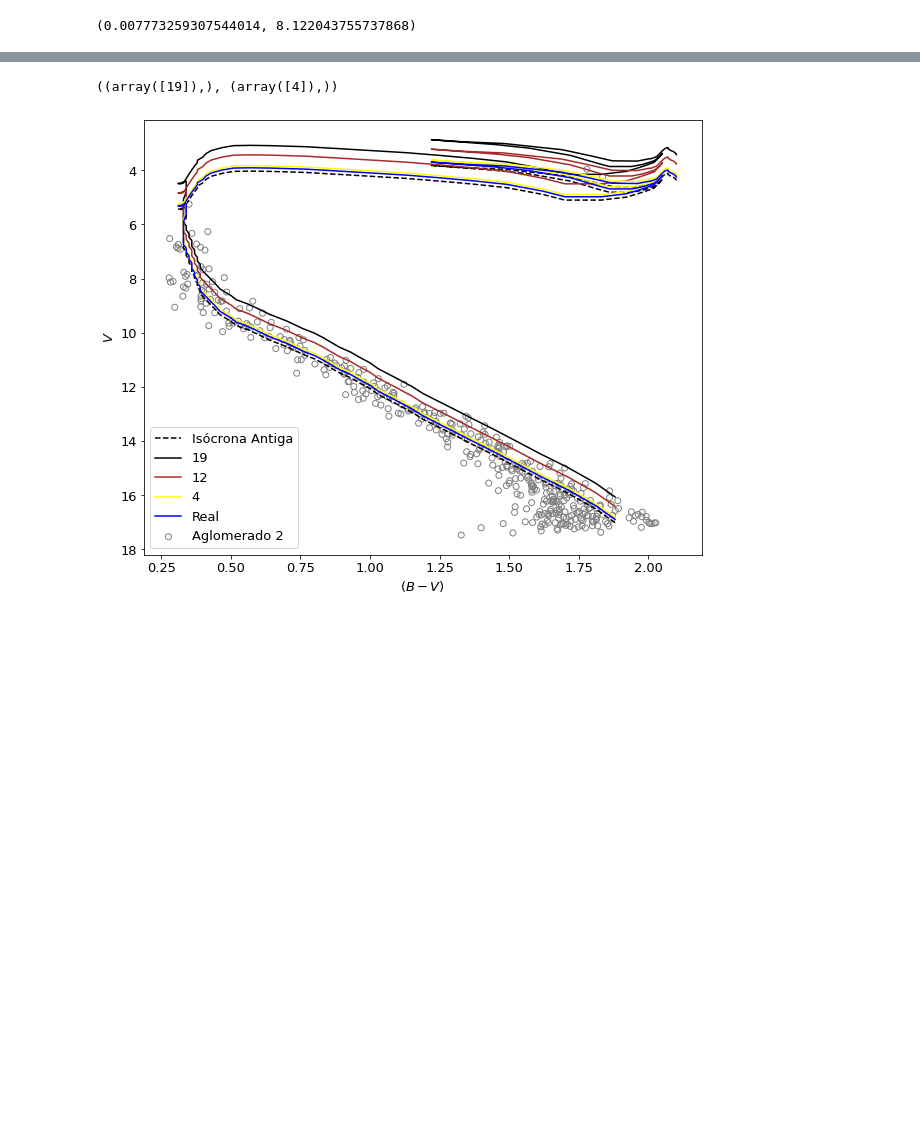
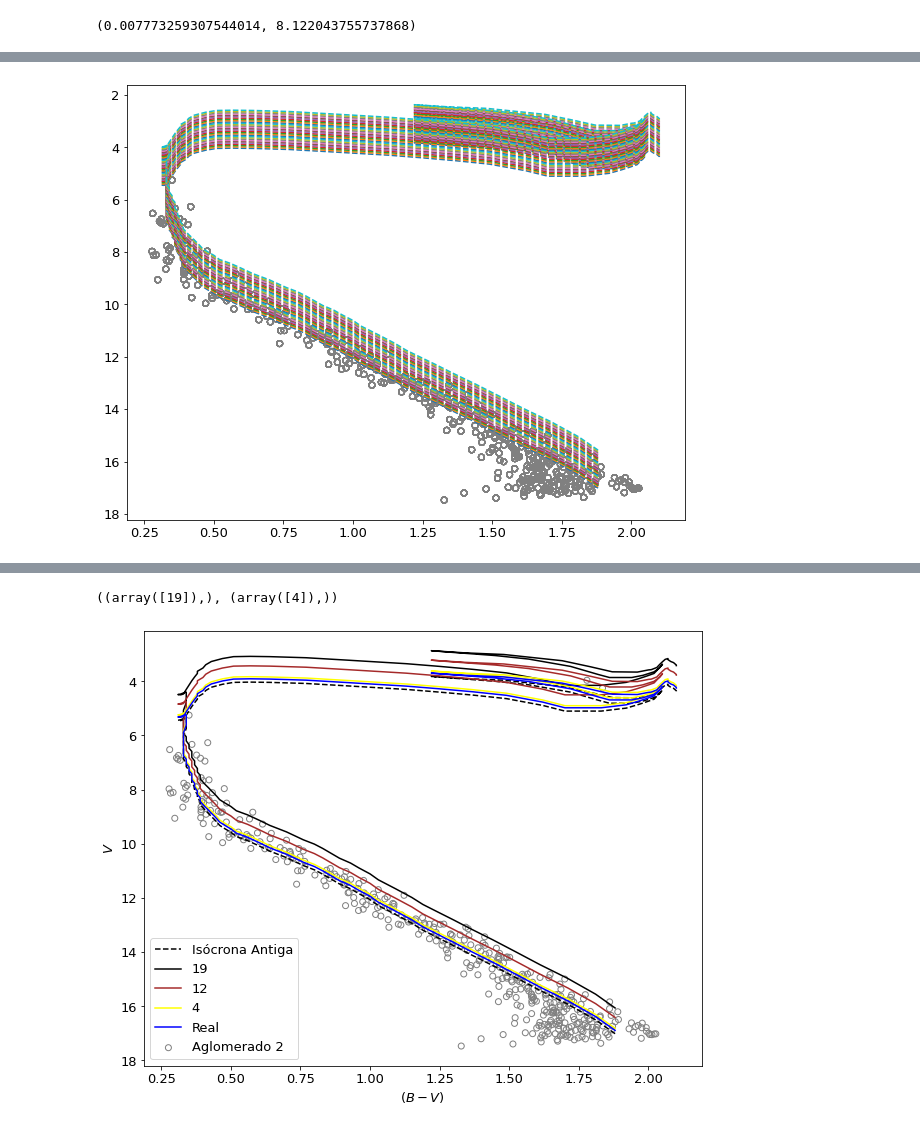
Before and after one commit to jppirest/mw_substructures, a Jupyter notebook: dados/Ag_Simulados/P2/2.ipynb, the cells around one changed output, grey strips where cells are left out. Cells and saved outputs as stored; diff of their text form; code cells hidden in the pictures; blank space fills up the shorter version.

```diff
--- a/dados/Ag_Simulados/P2/2.ipynb
+++ b/dados/Ag_Simulados/P2/2.ipynb
@@ -157,3 +161,11 @@ local
+# %%
+fig,ax = plt.subplots(figsize=(10,8)) #(figsize=(10,8))
+plt.gca().invert_yaxis()
+for i in range(30):
+    plt.plot(iso2['(B-V)o'] + E,iso2['Mv'] + modulodist - 0.05*i, '--', label = 'Isócrona Corrigida', zorder = 10)
+    plt.scatter(i2['B-V'] ,i2['V'], label = 'Aglomerado 2', color = 'none', edgecolor = 'grey')
+# %% [output]
+[figure, added]
 # %%
 plt.rc('xtick', labelsize=13)
 plt.rc('ytick', labelsize=13)
```
Also changed, not shown: parts of 6 cells of this notebook, 1 other file.
